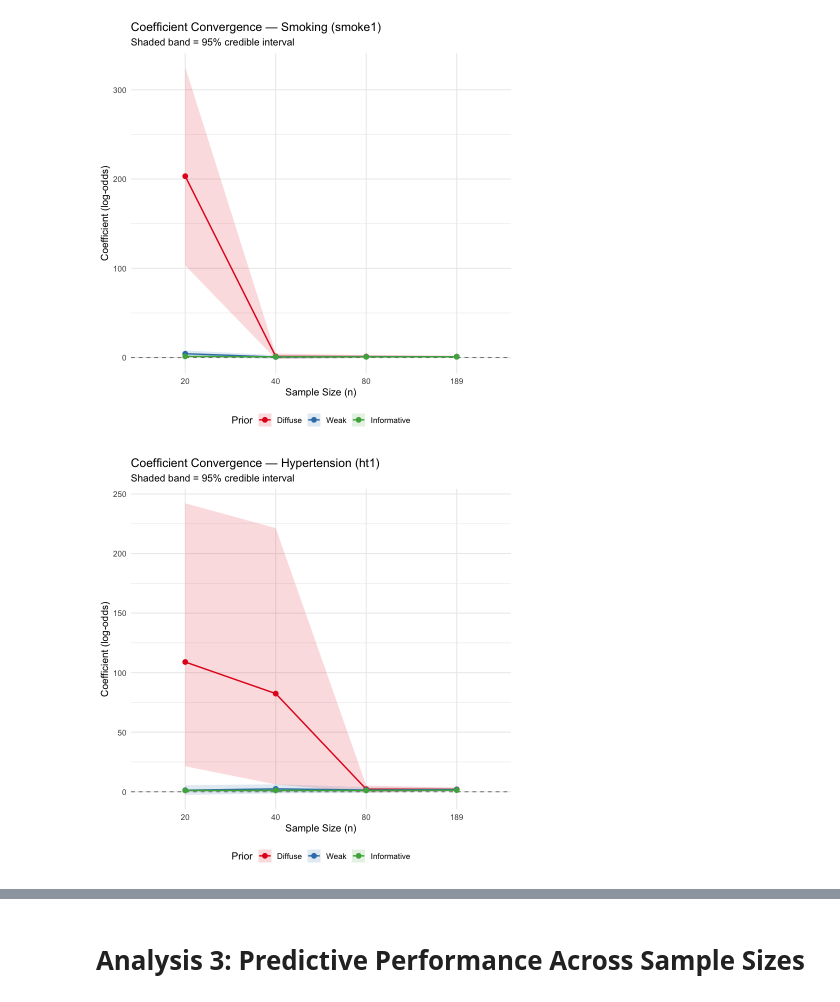
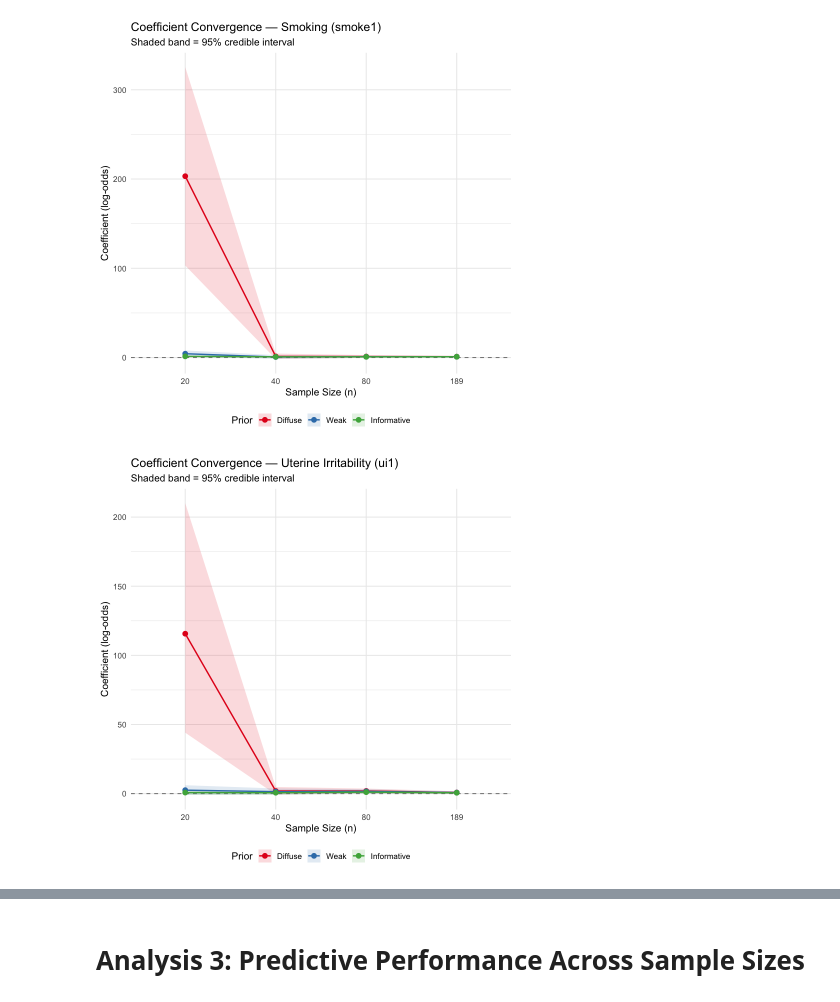
Before and after one commit to ShengPeiWilliam/bayesian-prior-sensitivity, a Jupyter notebook: code/birthwt_analysis.ipynb, the cells around one changed output, grey strips where cells are left out. Drawn from its saved outputs; the diff is of its cells as text; code cells hidden in the pictures.

```diff
--- a/code/birthwt_analysis.ipynb
+++ b/code/birthwt_analysis.ipynb
@@ -164,6 +164,15 @@ get_auc <- function(fit, data) {
   roc.obj   <- roc(data$low, pred, quiet = TRUE)
   as.numeric(auc(roc.obj))
 }
+# %%
+loo_safe <- function(fit) {
+  tryCatch({
+    l      <- suppressWarnings(loo(fit))
+    looic  <- l$estimates["looic", "Estimate"]
+    k_warn <- sum(l$diagnostics$pareto_k > 0.7)
+    list(looic = round(looic, 3), k_warn = k_warn)
+  }, error = function(e) list(looic = NA, k_warn = NA))
+}
 # %% [markdown]
 # Analysis 1: Prior Sensitivity (Full Data, n = 189)
 # %% [markdown]
@@ -481,16 +490,30 @@ for (n in sample.sizes) {
     get_posterior_summary(fit.sub.informative, "Informative")
   )
 
-  # Analysis 3：AUC
+  # Analysis 3：AUC + LOO
   auc.list[[as.character(n)]] <- data.frame(
-    n     = n,
-    Model = c("Diffuse", "Weak", "Informative"),
-    AUC   = round(c(
+    n      = n,
+    Model  = c("Diffuse", "Weak", "Informative"),
+    AUC    = round(c(
       get_auc(fit.sub.diffuse,     data.sub),
       get_auc(fit.sub.weak,        data.sub),
       get_auc(fit.sub.informative, data.sub)
-    ), 3)
+    ), 3),
+    LOOIC  = c(
+      loo_safe(fit.sub.diffuse)$looic,
+      loo_safe(fit.sub.weak)$looic,
+      loo_safe(fit.sub.informative)$looic
+    ),
+    k_warn = c(
+      loo_safe(fit.sub.diffuse)$k_warn,
+      loo_safe(fit.sub.weak)$k_warn,
+      loo_safe(fit.sub.informative)$k_warn
+    )
   )
+  # Save models for app
+  saveRDS(fit.sub.diffuse,     paste0("../models/fit_diffuse_n",     n, ".rds"))
+  saveRDS(fit.sub.weak,        paste0("../models/fit_weak_n",        n, ".rds"))
+  saveRDS(fit.sub.informative, paste0("../models/fit_informative_n", n, ".rds"))
 
   cat("Done: n =", n, "\n")
 }
@@ -555,27 +578,27 @@ ggplot(df.smoke, aes(x = n, y = Mean, color = Model, group = Model)) +
 # %% [output]
 [figure]
 # %%
-df.ht <- df.sub[df.sub$Variable == "ht1", ]
-df.ht$Model <- factor(df.ht$Model, levels = c("Diffuse", "Weak", "Informative"))
-df.ht$n     <- factor(df.ht$n, levels = c(20, 40, 80, 189))
+df.ui <- df.sub[df.sub$Variable == "ui1", ]
+df.ui$Model <- factor(df.ui$Model, levels = c("Diffuse", "Weak", "Informative"))
+df.ui$n     <- factor(df.ui$n, levels = c(20, 40, 80, 189))
 
-ggplot(df.ht, aes(x = n, y = Mean, color = Model, group = Model)) +
+ggplot(df.ui, aes(x = n, y = Mean, color = Model, group = Model)) +
   geom_hline(yintercept = 0, linetype = "dashed", color = "grey50") +
   geom_ribbon(aes(ymin = CI_2.5, ymax = CI_97.5, fill = Model),
               alpha = 0.15, color = NA) +
   geom_line(linewidth = 0.8) +
   geom_point(size = 2.5) +
   scale_color_manual(values = c("Diffuse"     = "#E41A1C",
                                 "Weak"        = "#377EB8",
                                 "Informative" = "#4DAF4A")) +
   scale_fill_manual(values  = c("Diffuse"     = "#E41A1C",
                                 "Weak"        = "#377EB8",
                                 "Informative" = "#4DAF4A")) +
-  labs(title    = "Coefficient Convergence — Hypertension (ht1)",
+  labs(title    = "Coefficient Convergence — Uterine Irritability (ui1)",
        subtitle = "Shaded band = 95% credible interval",
        x = "Sample Size (n)", y = "Coefficient (log-odds)",
        color = "Prior", fill = "Prior") +
   theme_minimal(base_size = 12) +
   theme(legend.position = "bottom")
 # %% [output]
-[figure, old version]
+[figure, new version]
```
Also changed, not shown: parts of 10 cells of this notebook.
